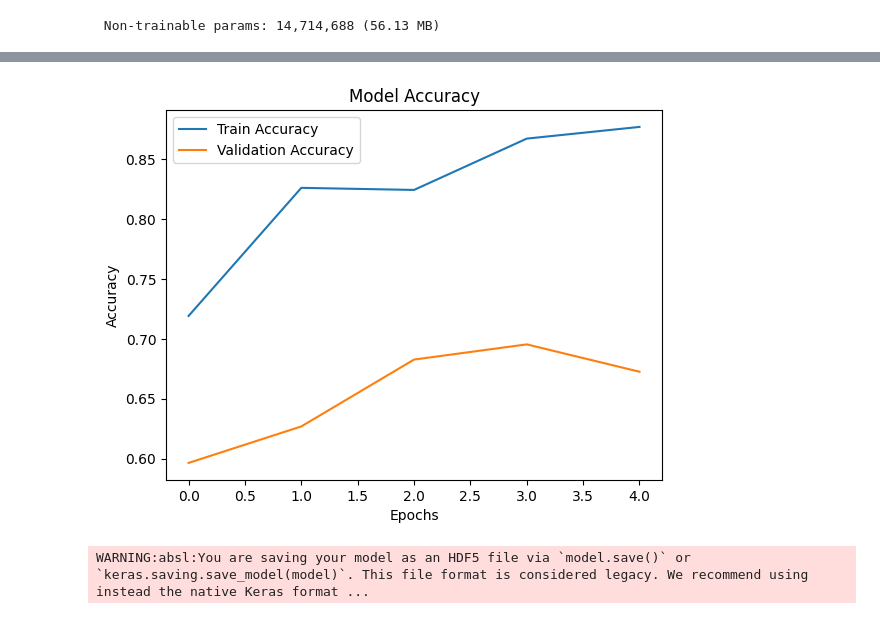
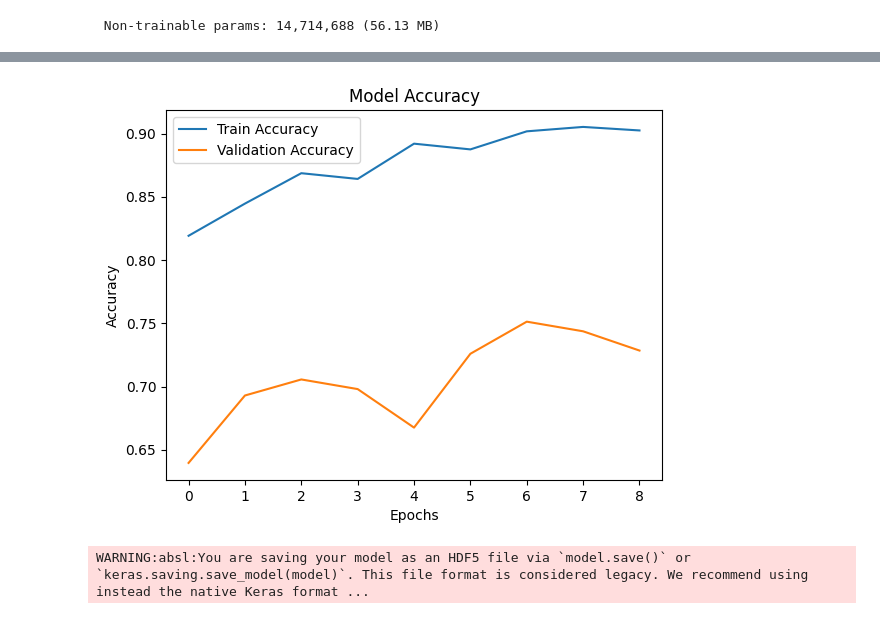
Before and after one commit to mrokonuzzaman040/Assignment-4, a Jupyter notebook: Brain_Tumor_Classification_and_Detection.ipynb, the cells around one changed output, grey strips where cells are left out. Cells and saved outputs as stored; diff of their text form; code cells hidden in the pictures.

```diff
--- a/Brain_Tumor_Classification_and_Detection.ipynb
+++ b/Brain_Tumor_Classification_and_Detection.ipynb
@@ -59,14 +41,14 @@ test_datagen = ImageDataGenerator(preprocessing_function=preprocess_input)
 train_generator = train_datagen.flow_from_directory(
     path_to_training,
     target_size=(224, 224),
-    batch_size=32,
+    batch_size=64,
     class_mode='categorical'
 )
 
 test_generator = test_datagen.flow_from_directory(
     path_to_testing,
     target_size=(224, 224),
-    batch_size=32,
+    batch_size=64,
     class_mode='categorical'
 )
 # %% [output]
@@ -125,7 +107,7 @@ early_stopping = EarlyStopping(monitor='val_loss', patience=5, restore_best_weig
 history = model.fit(
     train_generator,
     validation_data=test_generator,
-    epochs=5,
+    epochs=20,
     callbacks=[early_stopping]
 )
 
@@ -151,4 +141,4 @@ Epoch 5/5
-[figure, old version]
+[figure, new version]
 # %%
 # Step 7: Save the Trained Model
 model.save('/content/drive/My Drive/brain_tumor_model.h5')
```
Also changed, not shown: parts of 4 cells of this notebook.
